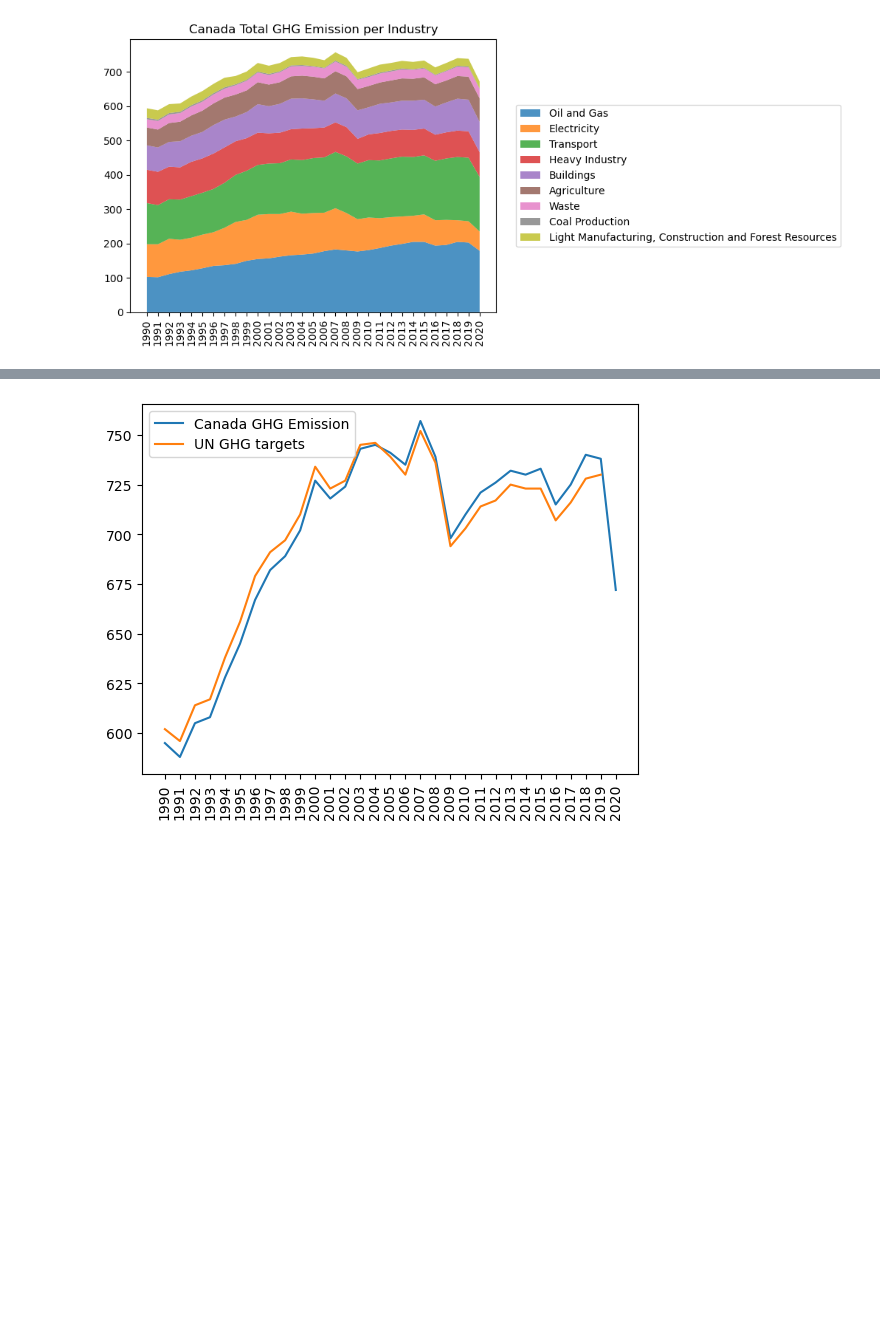
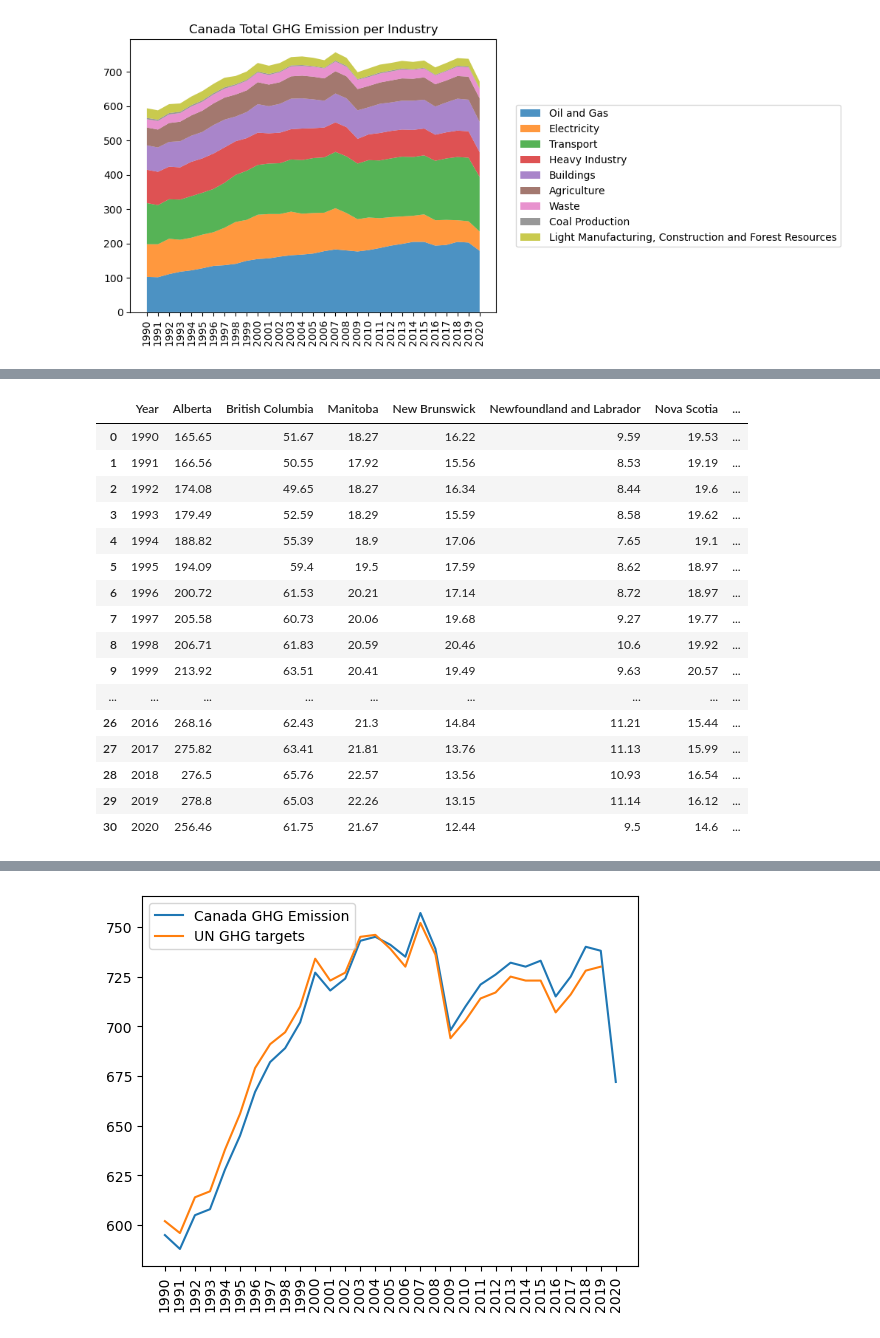
Before and after one commit to fabiomarcullo/Project_1_Climate_Action_Goals, a Jupyter notebook: Project_Sustainability_Data.ipynb, the cells around one changed output, grey strips where cells are left out. Saved outputs shown, nothing was run; the diff lists cells and outputs as text; code cells hidden in the pictures; blank space fills up the shorter version.

```diff
--- a/Project_Sustainability_Data.ipynb
+++ b/Project_Sustainability_Data.ipynb
@@ -365,0 +371,84 @@ plt.show()
+# %%
+#isolating each province from original datasetcleaning provincial dataset, and adding northwest territoties and nunavut together to match original dataset's format
+ab_ghg = emission_provterri_df2.loc[emission_provterri_df2['Region'] == 'Alberta']
+bc_ghg = emission_provterri_df2.loc[emission_provterri_df2['Region'] == 'British Columbia']
+mn_ghg = emission_provterri_df2.loc[emission_provterri_df2['Region'] == 'Manitoba']
+nb_ghg = emission_provterri_df2.loc[emission_provterri_df2['Region'] == 'New Brunswick']
+nfl_ghg = emission_provterri_df2.loc[emission_provterri_df2['Region'] == 'Newfoundland and Labrador']
+ns_ghg = emission_provterri_df2.loc[emission_provterri_df2['Region'] == 'Nova Scotia']
+on_ghg = emission_provterri_df2.loc[emission_provterri_df2['Region'] == 'Ontario']
+pei_ghg = emission_provterri_df2.loc[emission_provterri_df2['Region'] == 'Prince Edward Island']
+qc_ghg = emission_provterri_df2.loc[emission_provterri_df2['Region'] == 'Quebec']
+ssk_ghg = emission_provterri_df2.loc[emission_provterri_df2['Region'] == 'Saskatchewan']
+yuk_ghg = emission_provterri_df2.loc[emission_provterri_df2['Region'] == 'Yukon']
+
+nwtnvt_1 = emission_provterri_df2.loc[emission_provterri_df2['Region'] == 'Northwest Territories and Nunavut']
+nwtnvt_2 = nwtnvt_1.drop(columns = {'Region'}).reset_index(drop=True)
+nwt_nv1 = emission_provterri_df2.loc[(emission_provterri_df2['Region'] == 'Northwest Territories') | (emission_provterri_df2['Region'] == 'Nunavut')]
+nwt_nv2 = nwt_nv1.drop(columns={'Region'}).reset_index(drop = True)
+nwt_nv3 = nwt_nv2.astype(float)
+sum_ghg_nwt_nv = nwt_nv3.groupby('Year').sum()
+nwt_nun_ghg = sum_ghg_nwt_nv['CO2eq']
+nwt_nun_yr = exper2_nwt_nv['Year'].unique()
+nwt_nun_list = {'Year' : nwt_nv_yr, 'CO2eq' : nwt_nv_ghg}
+nwt_nun_df = pd.DataFrame(data=nwt_nv_list).reset_index(drop=True)
+nwtnvt_df = pd.concat([nwtnvt_2, nwt_nun_df]).reset_index(drop=True)
+
+#further cleaning provincial dataset
+ab_ghg1 = ab_ghg.drop(columns = ['Region'])
+bc_ghg1 = bc_ghg.drop(columns = ['Region'])
+mn_ghg1 = mn_ghg.drop(columns = ['Region'])
+nb_ghg1 = nb_ghg.drop(columns = ['Region'])
+nfl_ghg1 = nfl_ghg.drop(columns = ['Region'])
+ns_ghg1 = ns_ghg.drop(columns = ['Region'])
+on_ghg1 = on_ghg.drop(columns = ['Region'])
+pei_ghg1 = pei_ghg.drop(columns = ['Region'])
+qc_ghg1 = qc_ghg.drop(columns = ['Region'])
+ssk_ghg1 = ssk_ghg.drop(columns = ['Region'])
+yuk_ghg1 = yuk_ghg.drop(columns = ['Region'])
+
+ab_ghg_fin = ab_ghg1.rename(columns = {'CO2eq' : 'Alberta'}).reset_index(drop=True)
+bc_ghg_fin = bc_ghg1.rename(columns = {'CO2eq' : 'British Columbia'}).reset_index(drop=True)
+mn_ghg_fin = mn_ghg1.rename(columns = {'CO2eq' : 'Manitoba'}).reset_index(drop=True)
+nb_ghg_fin = nb_ghg1.rename(columns = {'CO2eq' : 'New Brunswick'}).reset_index(drop=True)
+nfl_ghg_fin = nfl_ghg1.rename(columns = {'CO2eq' : 'Newfoundland and Labrador'}).reset_index(drop=True)
+ns_ghg_fin = ns_ghg1.rename(columns = {'CO2eq' : 'Nova Scotia'}).reset_index(drop=True)
+on_ghg_fin = on_ghg1.rename(columns = {'CO2eq' : 'Ontario'}).reset_index(drop=True)
+pei_ghg_fin = pei_ghg1.rename(columns = {'CO2eq' : 'Prince Edward Island'}).reset_index(drop=True)
+qc_ghg_fin = qc_ghg1.rename(columns = {'CO2eq' : 'Quebec'}).reset_index(drop=True)
+ssk_ghg_fin = ssk_ghg1.rename(columns = {'CO2eq' : 'Saskatoon'}).reset_index(drop=True)
+yuk_ghg_fin = yuk_ghg1.rename(columns = {'CO2eq' : 'Yukon'}).reset_index(drop=True)
+nwt_nvt_ghg_fin = nwtnvt_df.rename(columns = {'CO2eq' : "Northwest Territories and Nunavut"})
+
+#merging dataset
+prvterghg1 = ab_ghg_fin.merge(bc_ghg_fin, on = 'Year', how = 'left')
+prvterghg2 = prvterghg1.merge(mn_ghg_fin, on = 'Year', how = 'left')
+prvterghg3 = prvterghg2.merge(nb_ghg_fin, on = 'Year', how = 'left')
+prvterghg4 = prvterghg3.merge(nfl_ghg_fin, on = 'Year', how = 'left')
+prvterghg5 = prvterghg4.merge(ns_ghg_fin, on = 'Year', how = 'left')
+prvterghg6 = prvterghg5.merge(on_ghg_fin, on = 'Year', how = 'left')
+prvterghg7 = prvterghg6.merge(pei_ghg_fin, on = 'Year', how = 'left')
+prvterghg8 = prvterghg7.merge(qc_ghg_fin, on = 'Year', how = 'left')
+prvterghg9 = prvterghg8.merge(ssk_ghg_fin, on = 'Year', how = 'left')
+prvterghg10 = prvterghg9.merge(yuk_ghg_fin, on = 'Year', how = 'left')
+prv_ter_ghg = prvterghg10.merge(nwt_nvt_ghg_fin, on = 'Year', how = 'left')
+
+#plotting
+# %% [output]
+|  | Year | Alberta | British Columbia | Manitoba | New Brunswick | Newfoundland and Labrador | Nova Scotia | ... |
+| 0 | 1990 | 165.65 | 51.67 | 18.27 | 16.22 | 9.59 | 19.53 | ... |
+| 1 | 1991 | 166.56 | 50.55 | 17.92 | 15.56 | 8.53 | 19.19 | ... |
+| 2 | 1992 | 174.08 | 49.65 | 18.27 | 16.34 | 8.44 | 19.6 | ... |
+| 3 | 1993 | 179.49 | 52.59 | 18.29 | 15.59 | 8.58 | 19.62 | ... |
+| 4 | 1994 | 188.82 | 55.39 | 18.9 | 17.06 | 7.65 | 19.1 | ... |
+| 5 | 1995 | 194.09 | 59.4 | 19.5 | 17.59 | 8.62 | 18.97 | ... |
+| 6 | 1996 | 200.72 | 61.53 | 20.21 | 17.14 | 8.72 | 18.97 | ... |
+| 7 | 1997 | 205.58 | 60.73 | 20.06 | 19.68 | 9.27 | 19.77 | ... |
+| 8 | 1998 | 206.71 | 61.83 | 20.59 | 20.46 | 10.6 | 19.92 | ... |
+| 9 | 1999 | 213.92 | 63.51 | 20.41 | 19.49 | 9.63 | 20.57 | ... |
+| ... | ... | ... | ... | ... | ... | ... | ... | ... |
+| 26 | 2016 | 268.16 | 62.43 | 21.3 | 14.84 | 11.21 | 15.44 | ... |
+| 27 | 2017 | 275.82 | 63.41 | 21.81 | 13.76 | 11.13 | 15.99 | ... |
+| 28 | 2018 | 276.5 | 65.76 | 22.57 | 13.56 | 10.93 | 16.54 | ... |
+| 29 | 2019 | 278.8 | 65.03 | 22.26 | 13.15 | 11.14 | 16.12 | ... |
+| 30 | 2020 | 256.46 | 61.75 | 21.67 | 12.44 | 9.5 | 14.6 | ... |
```
Also changed, not shown: parts of 10 cells of this notebook.
